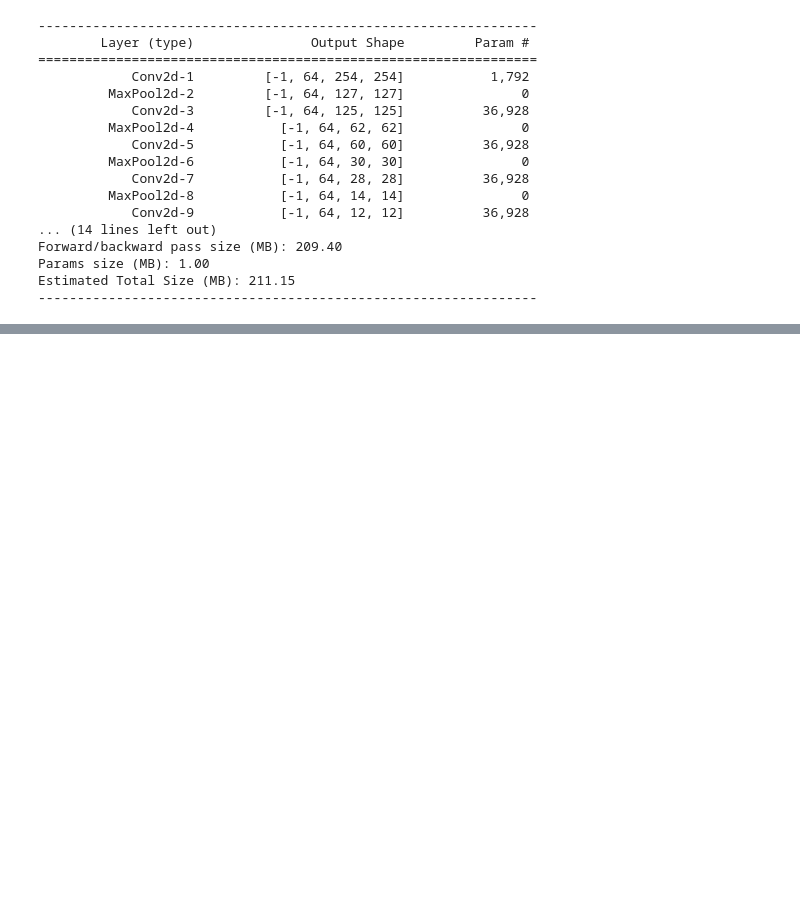
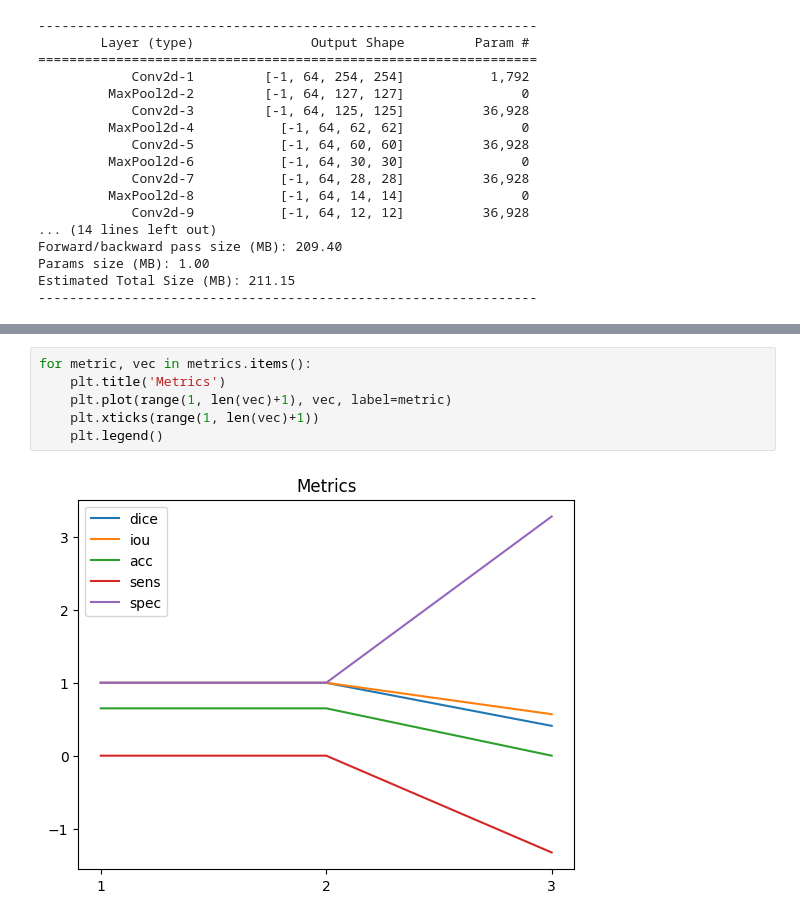
Before and after one commit to mklindtner/02516_intro_cnn_w2, a Jupyter notebook: nb/train.ipynb, the cells around one changed output, grey strips where cells are left out. Drawn from its saved outputs; the diff is of its cells as text; blank space fills up the shorter version.

```diff
--- a/nb/train.ipynb
+++ b/nb/train.ipynb
@@ -75,0 +75,8 @@ Original Traceback (most recent call last):
+# %%
+for metric, vec in metrics.items():
+    plt.title('Metrics')
+    plt.plot(range(1, len(vec)+1), vec, label=metric)
+    plt.xticks(range(1, len(vec)+1))
+    plt.legend()
+# %% [output]
+[figure, added]
```
Also changed, not shown: parts of 2 cells of this notebook, 1 other file.
